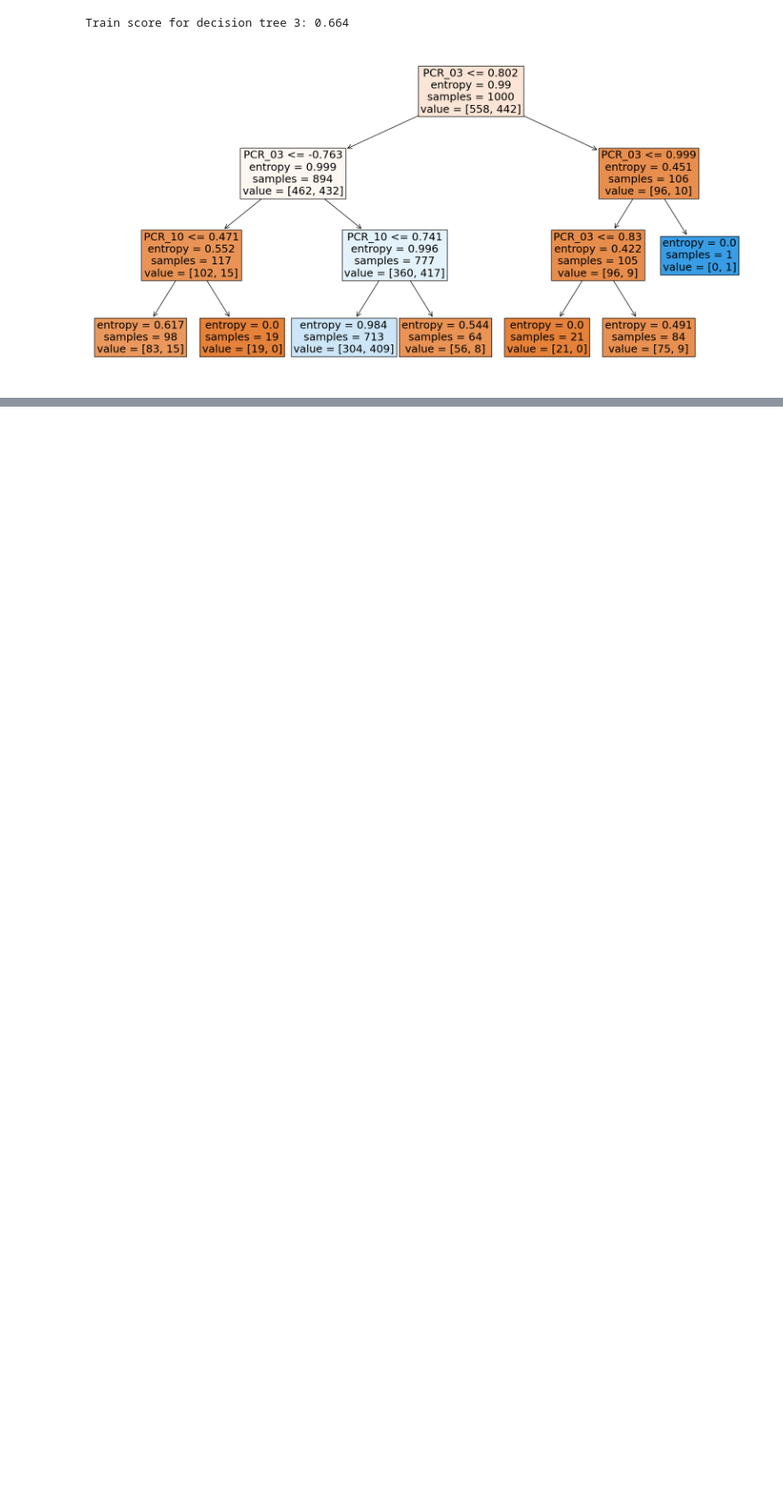
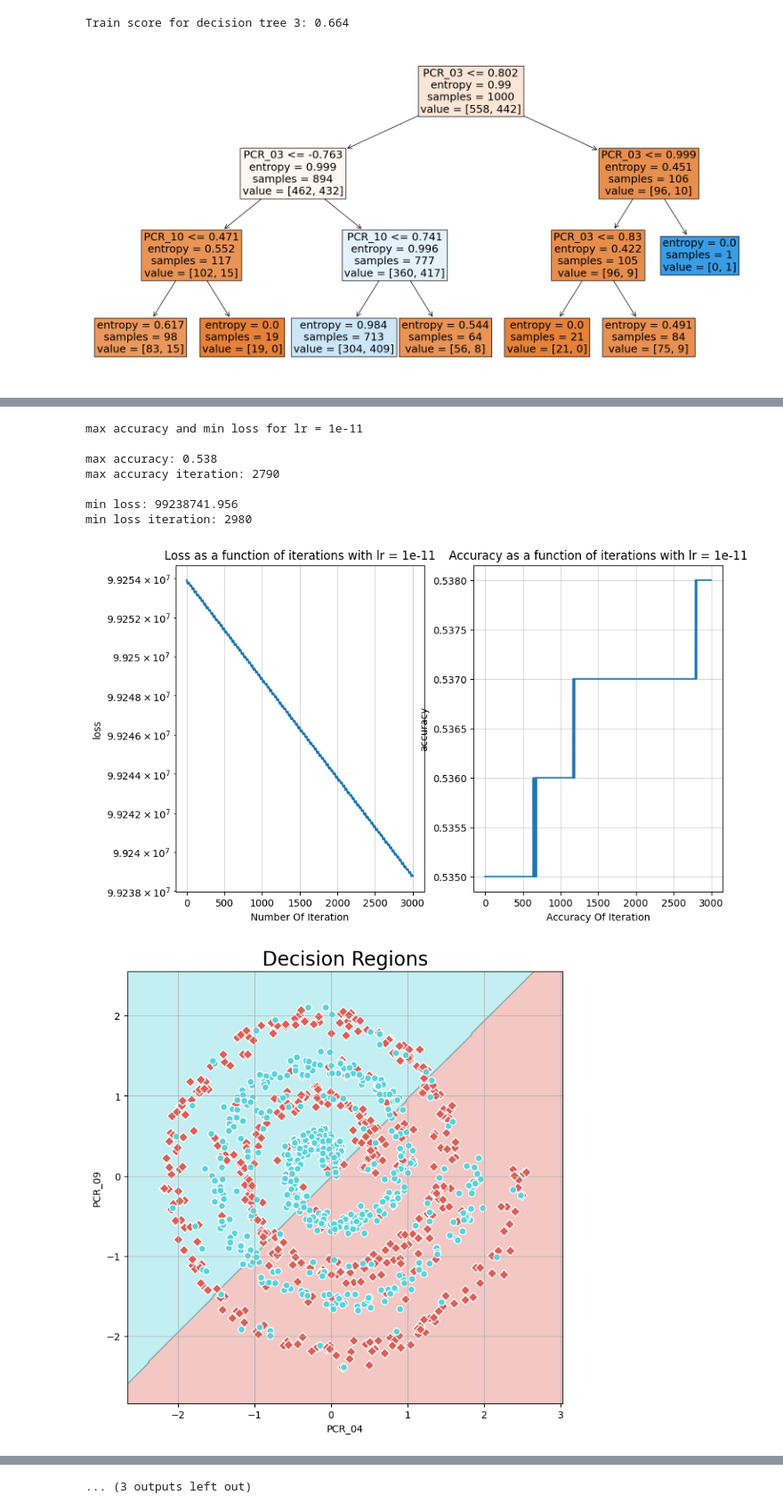
Before and after one commit to Raph3103/hw4atam, a Jupyter notebook: Untitled0.ipynb, the cells around one changed output, grey strips where cells are left out. Shown at 89% size. Cells and saved outputs as stored; diff of their text form; code cells hidden in the pictures; blank space fills up the shorter version.

```diff
--- a/Untitled0.ipynb
+++ b/Untitled0.ipynb
@@ -197,0 +454,34 @@ Train score for decision tree 3: 0.664
+# %%
+# Q10/11
+def SGD(lr):
+  clf = SoftSVM(C=1e5, lr=lr)
+  losses, accuracies = clf.fit_with_logs(X_train, Y_train, max_iter=3000)
+
+  plt.figure(figsize=(10, 6))
+  plt.subplot(121), plt.grid(alpha=0.5), plt.title ("Loss as a function of iterations with lr = "+str(lr))
+  plt.semilogy(losses), plt.xlabel("Number Of Iteration"), plt.ylabel("loss")
+  plt.subplot(122), plt.grid(alpha=0.5), plt.title ("Accuracy as a function of iterations with lr = "+str(lr))
+  plt.plot(accuracies), plt.xlabel("Accuracy Of Iteration"), plt.ylabel("accuracy")
+
+  print("\n\nmax accuracy and min loss for lr = "+str(lr))
+  print('\nmax accuracy: {}'.format(np.max(accuracies)))
+  print('max accuracy iteration: {}'.format(np.argmax(accuracies)))
+
+  print('\nmin loss: {}'.format(np.round(np.min(losses), 3)))
+  print('min loss iteration: {}'.format(np.argmin(losses)))
+
+  visualize_clf(clf, X_train,Y_train,"Decision Regions","PCR_04","PCR_09")
+
+lr_arr =  np.logspace(-11, -3, 5)
+for lr in lr_arr:
+  SGD(lr)
+# %% [output]
+max accuracy and min loss for lr = 1e-11
+
+max accuracy: 0.538
+max accuracy iteration: 2790
+
+min loss: 99238741.956
+min loss iteration: 2980
+[figure, added]
+[figure, added]
@@ -197,0 +515 @@ Train score for decision tree 3: 0.664
+... (3 outputs left out)
```
Also changed, not shown: parts of 15 cells of this notebook.
